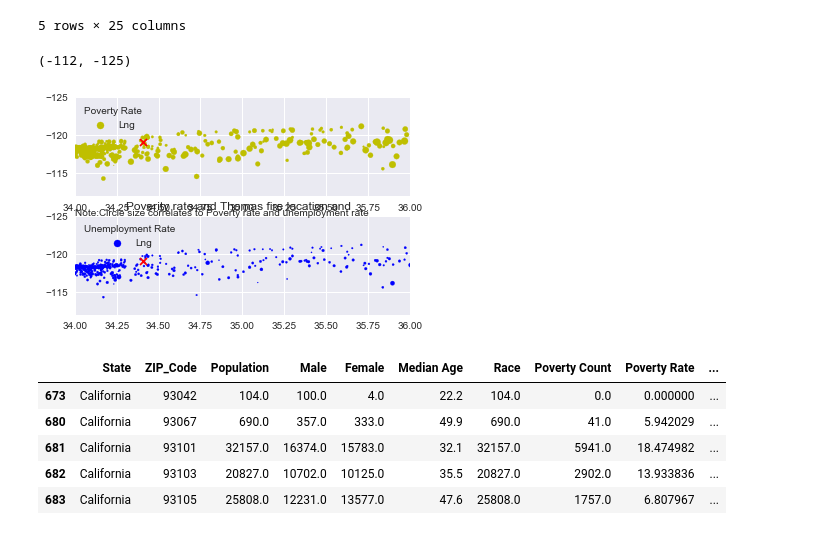
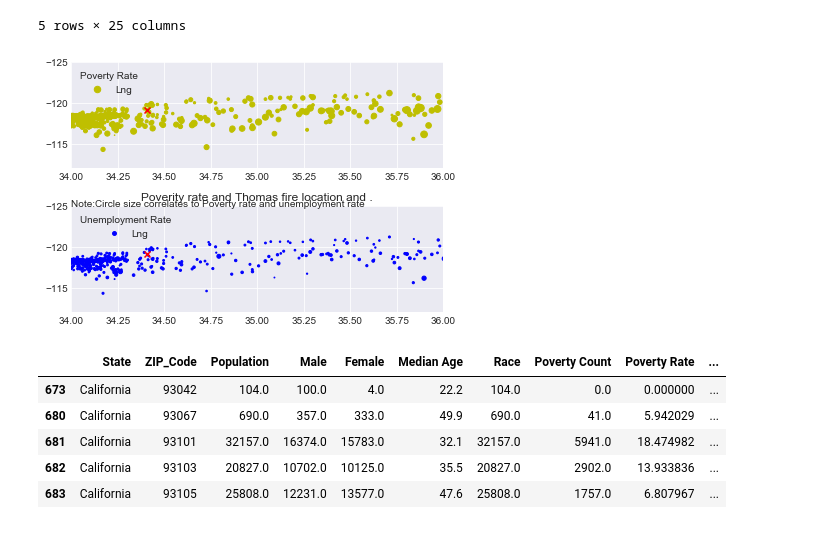
Before and after one commit to sheygarga/Project1Team6, a Jupyter notebook: Thomas_fire_sh_census.ipynb, the cells around one changed output. Saved outputs shown, nothing was run; the diff lists cells and outputs as text; code cells hidden in the pictures.

```diff
--- a/Thomas_fire_sh_census.ipynb
+++ b/Thomas_fire_sh_census.ipynb
@@ -180,6 +180,8 @@ for index, row in census_pd_complete.iterrows():
             break
         continue
 
+census_pd_complete.dropna(inplace = True)
+
 #Save the revised Data Frame as a csv
 census_pd_complete.to_csv("California_census_data_with_location.csv")
 
@@ -226,35 +252,44 @@ fig,ax=plt.subplots(2)
 ax[0].scatter(census_pd_complete.Lat,census_pd.Lng,c='y',s=census_pd["Poverty Rate"])
 ax[1].scatter(census_pd_complete.Lat,census_pd.Lng,c='b',s=census_pd["Unemployment Rate"])
 
 ax[0].scatter(34.407365,-119.081787,marker='x',color='red')
 ax[1].scatter(34.407365,-119.081787,marker='x',color='red')
+
 
 
 #legend and legend handling
 lgnd=ax[0].legend(fontsize="medium", mode="Expanded",
                   numpoints=1, scatterpoints=1,
                   loc="best", title="Poverty Rate",
                   labelspacing=0.5)
 
 lgnd=ax[1].legend(fontsize="medium", mode="Expanded",
                   numpoints=1, scatterpoints=1,
                   loc="best", title="Unemployment Rate",
                   labelspacing=0.5)
 
 plt.title("Poverity rate and Thomas fire location and .")
 plt.annotate('Note:Circle size correlates to Poverty rate and unemployment rate',
             xy=(0, 1),xycoords='axes points',
             xytext=(0, 1), textcoords='axes fraction'
            )
 
+
 ax[0].set_xlim(34,36)
 ax[0].set_ylim(-112,-125)
 
 ax[1].set_xlim(34,36)
 ax[1].set_ylim(-112,-125)
+
+ax[0].grid()
+ax[1].grid()
+
+fig.tight_layout()
+
+plt.savefig('Pov_Unemploy.png')
+plt.show()
 # %% [output]
-(-112, -125)
-[figure, old version]
+[figure, new version]
 # %%
 #selecting county affected by Thomas Fire
 active_fire_county_df=census_pd_complete[census_pd_complete.county.isin(['Ventura County','Santa Barbara County'])]
```
Also changed, not shown: parts of 4 cells of this notebook, 3 other files.
